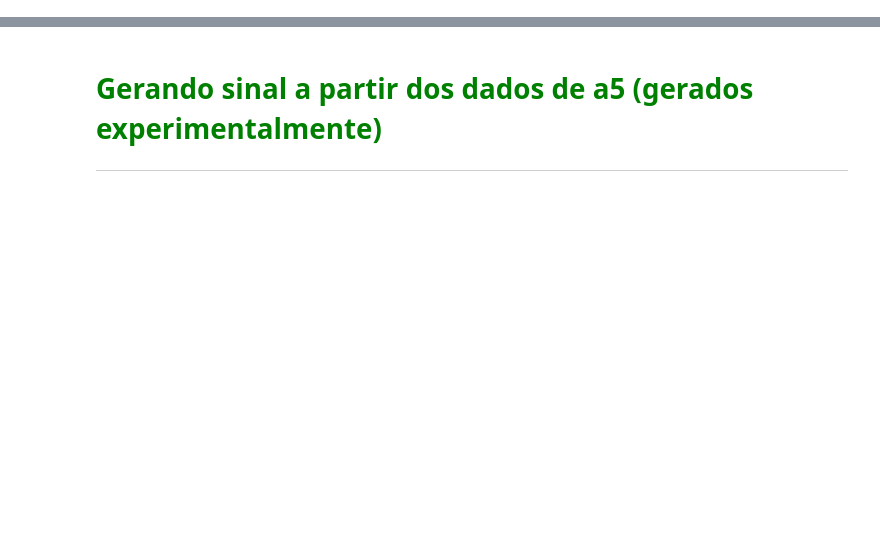
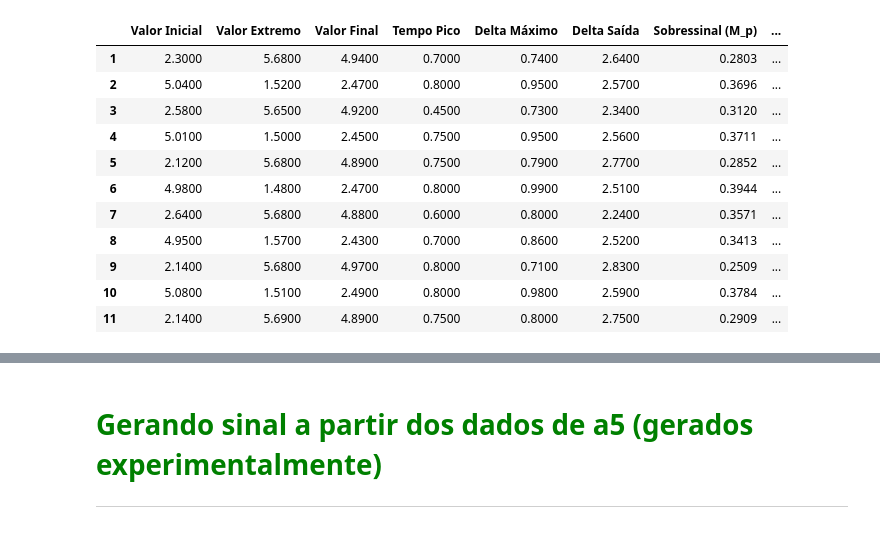
Before and after one commit to Batchuka/EoC-controle-automatico-IFES, a Jupyter notebook: PRT LAB 1 - Projeto de compensador para planta de pressao e nivel/Analise de conjunto de dados A5.ipynb, the cells around one changed output, grey strips where cells are left out. Saved outputs shown, nothing was run; the diff lists cells and outputs as text; code cells hidden in the pictures; blank space fills up the shorter version.

```diff
--- a/PRT LAB 1 - Projeto de compensador para planta de pressao e nivel/Analise de conjunto de dados A5.ipynb
+++ b/PRT LAB 1 - Projeto de compensador para planta de pressao e nivel/Analise de conjunto de dados A5.ipynb
@@ -2,0 +41,100 @@
+# %%
+import pandas as pd
+import numpy as np
+
+# Função para calcular o coeficiente de amortecimento (\zeta)
+def calcular_coeficiente_amortecimento(Mp):
+    return np.abs(np.log(Mp) / np.sqrt(np.pi**2 + np.log(Mp)**2))
+
+# Função para calcular a frequência natural não amortecida (\omega_d)
+def calcular_frequencia_nao_amortecida(tp, zeta):
+    return np.pi / (tp * np.sqrt(1 - zeta**2))
+
+# Função para calcular a frequência natural amortecida (\omega_n)
+def calcular_frequencia_natural_amortecida(wd, zeta):
+    return wd * np.sqrt(1 - zeta**2)
+
+
+# Supondo que 'data' seja a lista contendo os arrays separados
+valor_inicial_list = []
+valor_extremo_list = []
+valor_final_list = []
+tempo_pico_list = []
+delta_maximo_list = []
+delta_saida_list = []
+sobressinal_list = []
+zeta_list = []
+wd_list = []
+wn_list = []
+ganho_list = []
+
+# Supondo que 'data' seja a lista contendo os arrays separados
+for tempo_array, saida_array in zip(tempo_list, saida_list):
+    valor_inicial = saida_array[0]
+    valor_final = saida_array[-1]
+    amplitude = np.ptp(saida_array)
+
+    if valor_final > valor_inicial:  # 7 -> 6
+        valor_extremo = np.amax(saida_array)
+        tempo_pico = tempo_array[np.argmax(saida_array)] - tempo_array[0]
+    else:  # 6 -> 7
+        valor_extremo = np.amin(saida_array)
+        tempo_pico = tempo_array[np.argmin(saida_array)] - tempo_array[0]
+
+    delta_maximo = np.abs(valor_extremo - valor_final)
+    delta_saida = np.abs(valor_inicial - valor_final)
+    sobressinal = delta_maximo / delta_saida
+    ganho = valor_final/valor_inicial
+
+    valor_inicial_list.append(valor_inicial)
+    valor_extremo_list.append(valor_extremo)
+    valor_final_list.append(valor_final)
+    tempo_pico_list.append(tempo_pico)
+    delta_maximo_list.append(delta_maximo)
+    delta_saida_list.append(delta_saida)
+    sobressinal_list.append(sobressinal)
+    ganho_list.append(ganho)
+
+    zeta = calcular_coeficiente_amortecimento(sobressinal)
+    wd = calcular_frequencia_nao_amortecida(tempo_pico, zeta)
+    wn = calcular_frequencia_natural_amortecida(wd, zeta)
+
+    zeta_list.append(round(zeta, 4))
+    wd_list.append(round(wd, 4))
+    wn_list.append(round(wn, 4))
+
+# Cria um DataFrame com as colunas desejadas
+df = pd.DataFrame({
+    'Valor Inicial': valor_inicial_list,
+    'Valor Extremo': valor_extremo_list,
+    'Valor Final': valor_final_list,
+    'Tempo Pico': tempo_pico_list,
+    'Delta Máximo': delta_maximo_list,
+    'Delta Saída': delta_saida_list,
+    'Sobressinal (M_p)': sobressinal_list,
+    'Coeficiente de Amortecimento (\u03B6)': zeta_list,
+    'Frequência Natural não Amortecida (\u03C9_d)': wd_list,
+    'Frequência Natural Amortecida (\u03C9_n)': wn_list,
+    'Ganho': ganho_list
+})
+
+# Exibe o DataFrame com 4 casas decimais
+pd.set_option('display.float_format', '{:.4f}'.format)
+
+# Retira a primeira e última coluna — que possuem dados problemáticos
+df = df.drop([0, df.index[-1]])
+
+df
+# %% [output]
+|  | Valor Inicial | Valor Extremo | Valor Final | Tempo Pico | Delta Máximo | Delta Saída | Sobressinal (M_p) | ... |
+| 1 | 2.3000 | 5.6800 | 4.9400 | 0.7000 | 0.7400 | 2.6400 | 0.2803 | ... |
+| 2 | 5.0400 | 1.5200 | 2.4700 | 0.8000 | 0.9500 | 2.5700 | 0.3696 | ... |
+| 3 | 2.5800 | 5.6500 | 4.9200 | 0.4500 | 0.7300 | 2.3400 | 0.3120 | ... |
+| 4 | 5.0100 | 1.5000 | 2.4500 | 0.7500 | 0.9500 | 2.5600 | 0.3711 | ... |
+| 5 | 2.1200 | 5.6800 | 4.8900 | 0.7500 | 0.7900 | 2.7700 | 0.2852 | ... |
+| 6 | 4.9800 | 1.4800 | 2.4700 | 0.8000 | 0.9900 | 2.5100 | 0.3944 | ... |
+| 7 | 2.6400 | 5.6800 | 4.8800 | 0.6000 | 0.8000 | 2.2400 | 0.3571 | ... |
+| 8 | 4.9500 | 1.5700 | 2.4300 | 0.7000 | 0.8600 | 2.5200 | 0.3413 | ... |
+| 9 | 2.1400 | 5.6800 | 4.9700 | 0.8000 | 0.7100 | 2.8300 | 0.2509 | ... |
+| 10 | 5.0800 | 1.5100 | 2.4900 | 0.8000 | 0.9800 | 2.5900 | 0.3784 | ... |
+| 11 | 2.1400 | 5.6900 | 4.8900 | 0.7500 | 0.8000 | 2.7500 | 0.2909 | ... |
```
Also changed, not shown: parts of 13 cells of this notebook, 2 other files.
